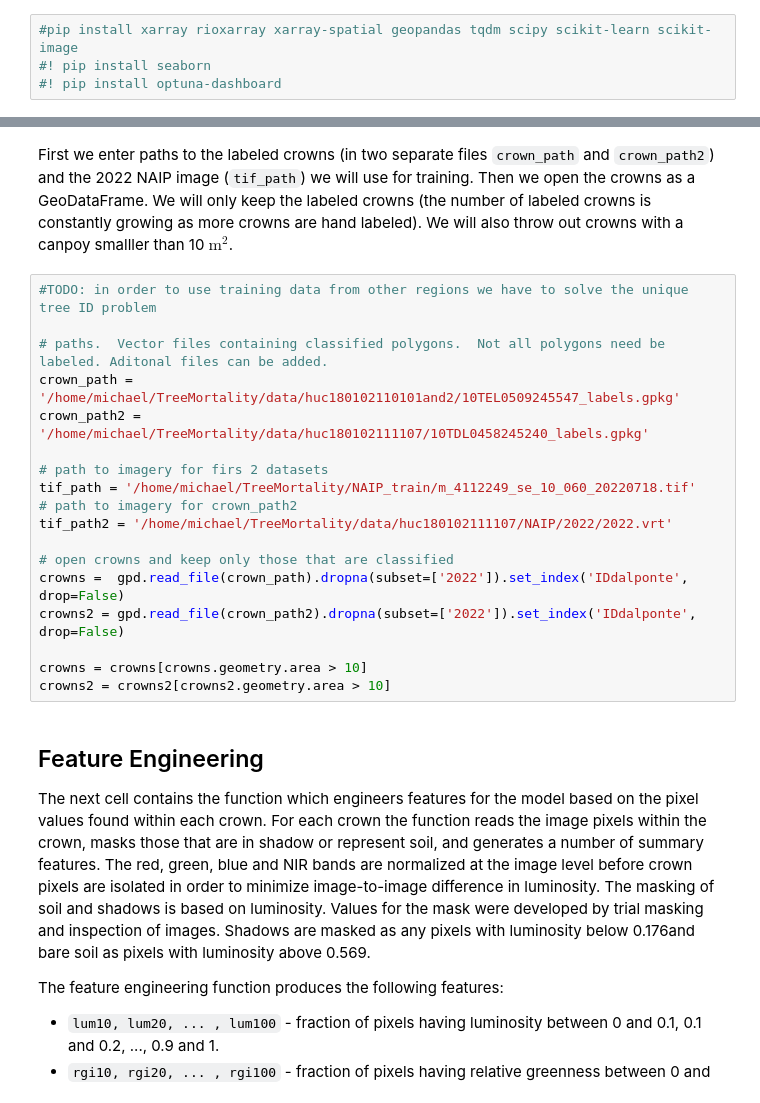
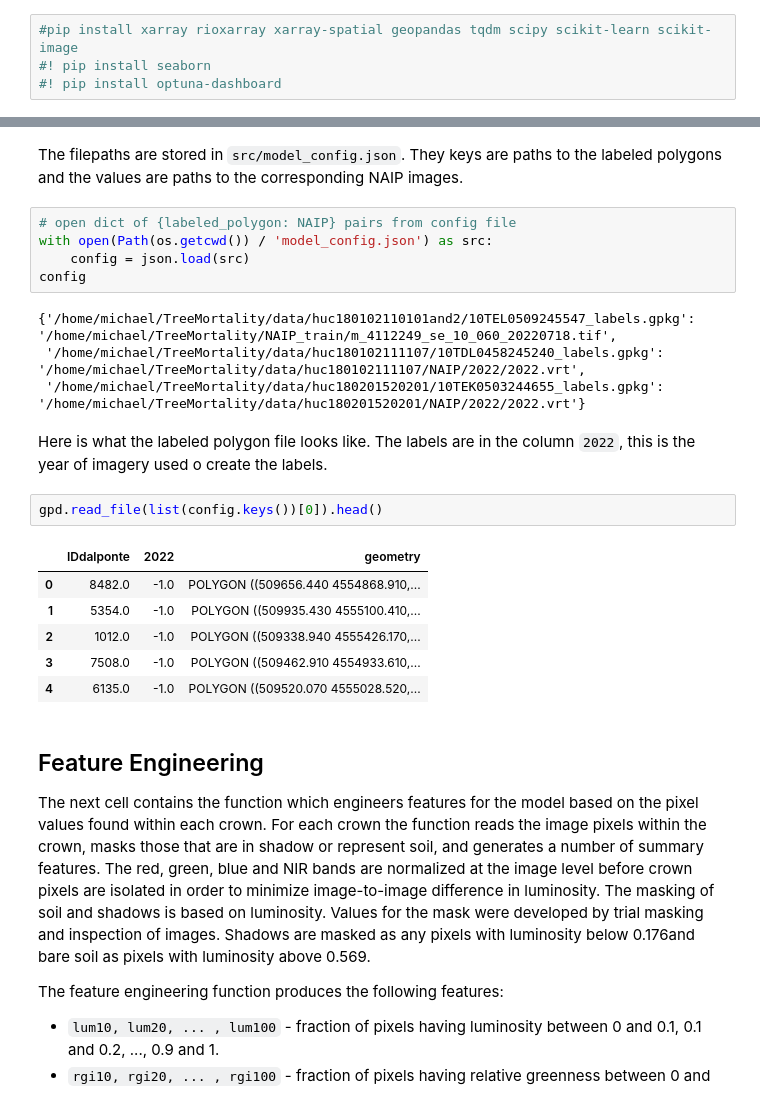
Before and after one commit to kulpojke/tree-mortality, a Jupyter notebook: src/mortality_classification.ipynb, the cells around one changed output, grey strips where cells are left out. Drawn from its saved outputs; the diff is of its cells as text.

Commit message:
added config as way to store filepaths.  Fixed NDVI and SAVI being stuck inside DataArrays. Added IDunique column

```diff
--- a/src/mortality_classification.ipynb
+++ b/src/mortality_classification.ipynb
@@ -36,26 +38,28 @@ import optuna
 import warnings
 warnings.filterwarnings('ignore')
 warnings.simplefilter('ignore')
-# %% [markdown]
-First we enter paths to the labeled crowns (in two separate files `crown_path` and `crown_path2`) and the 2022 NAIP image (`tif_path`) we will use for training.  Then we open the crowns as a GeoDataFrame.  We will only keep the labeled crowns (the number of labeled crowns is constantly growing as more crowns are hand labeled). We will also throw out crowns with a canpoy smalller than 10 $\mathrm{m}^{2}$.
-# %%
-#TODO: in order to use training data from other regions we have to solve the unique tree ID problem
-
-# paths.  Vector files containing classified polygons.  Not all polygons need be labeled. Aditonal files can be added.
-crown_path = '/home/michael/TreeMortality/data/huc180102110101and2/10TEL0509245547_labels.gpkg'
-crown_path2 = '/home/michael/TreeMortality/data/huc180102111107/10TDL0458245240_labels.gpkg'
-
-# path to imagery for firs 2 datasets
-tif_path = '/home/michael/TreeMortality/NAIP_train/m_4112249_se_10_060_20220718.tif'
-# path to imagery for crown_path2
-tif_path2 = '/home/michael/TreeMortality/data/huc180102111107/NAIP/2022/2022.vrt'
-
-# open crowns and keep only those that are classified
-crowns =  gpd.read_file(crown_path).dropna(subset=['2022']).set_index('IDdalponte', drop=False)
-crowns2 = gpd.read_file(crown_path2).dropna(subset=['2022']).set_index('IDdalponte', drop=False)
-
-crowns = crowns[crowns.geometry.area > 10]
-crowns2 = crowns2[crowns2.geometry.area > 10]
+# %% [markdown]
+The filepaths are stored in `src/model_config.json`. They keys are paths to the labeled polygons and the values are paths to the corresponding NAIP images.
+# %%
+# open dict of {labeled_polygon: NAIP} pairs from config file
+with open(Path(os.getcwd()) / 'model_config.json') as src:
+    config = json.load(src)
+config
+# %% [output]
+{'/home/michael/TreeMortality/data/huc180102110101and2/10TEL0509245547_labels.gpkg': '/home/michael/TreeMortality/NAIP_train/m_4112249_se_10_060_20220718.tif',
+ '/home/michael/TreeMortality/data/huc180102111107/10TDL0458245240_labels.gpkg': '/home/michael/TreeMortality/data/huc180102111107/NAIP/2022/2022.vrt',
+ '/home/michael/TreeMortality/data/huc180201520201/10TEK0503244655_labels.gpkg': '/home/michael/TreeMortality/data/huc180201520201/NAIP/2022/2022.vrt'}
+# %% [markdown]
+Here is what the labeled polygon file looks like.  The labels are in the column `2022`, this is the year of imagery used o create the labels.
+# %%
+gpd.read_file(list(config.keys())[0]).head()
+# %% [output]
+|  | IDdalponte | 2022 | geometry |
+| 0 | 8482.0 | -1.0 | POLYGON ((509656.440 4554868.910,... |
+| 1 | 5354.0 | -1.0 | POLYGON ((509935.430 4555100.410,... |
+| 2 | 1012.0 | -1.0 | POLYGON ((509338.940 4555426.170,... |
+| 3 | 7508.0 | -1.0 | POLYGON ((509462.910 4554933.610,... |
+| 4 | 6135.0 | -1.0 | POLYGON ((509520.070 4555028.520,... |
 # %% [markdown]
 ## Feature Engineering
 The next cell contains the function which engineers features for the model based on the pixel values found within each crown.  For each crown the function reads the image pixels within the crown, masks those that are in shadow or represent soil, and generates a number of summary features.  The red, green, blue and NIR bands are normalized at the image level before crown pixels are isolated in order to minimize image-to-image difference in luminosity. The masking of soil and shadows is based on luminosity. Values for the mask were developed by trial masking and inspection of images. Shadows are masked as any pixels with luminosity below 0.176and bare soil as pixels with luminosity above 0.569.
```
Also changed, not shown: parts of 9 cells of this notebook, 2 other files.
